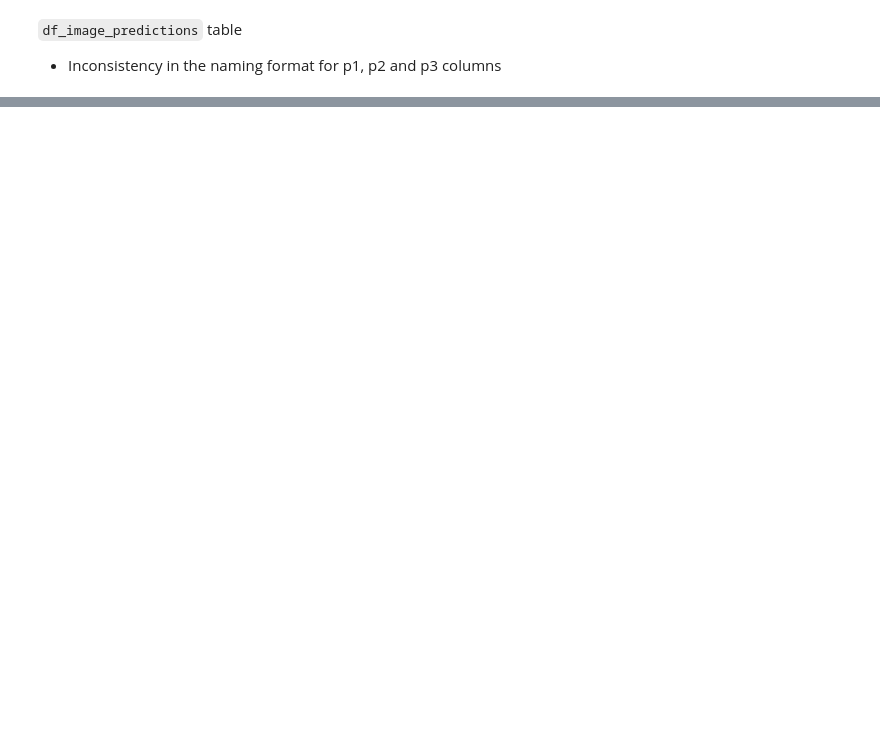
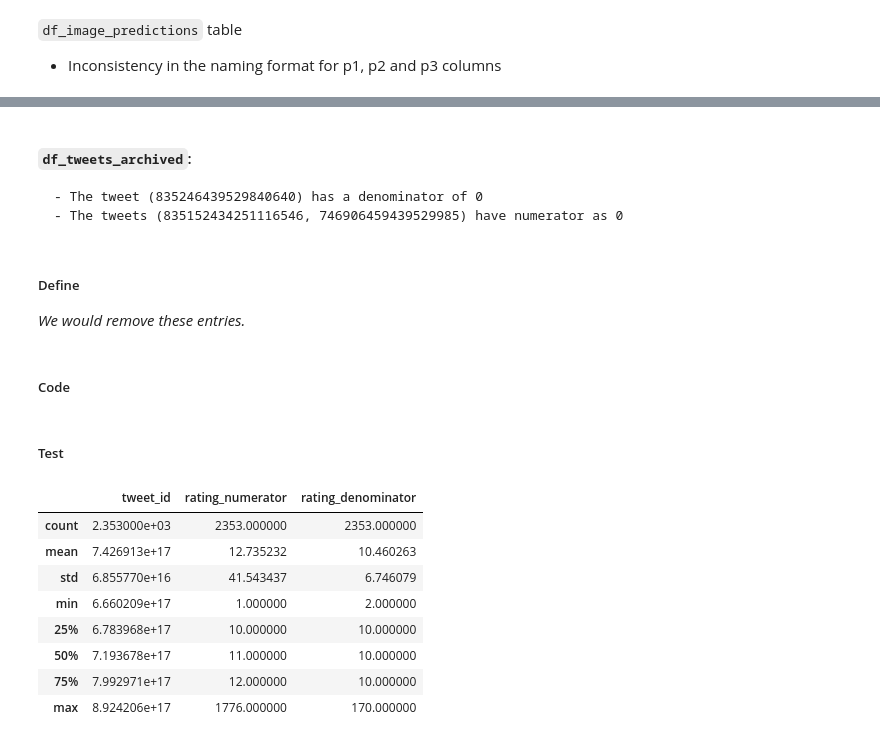
Before and after one commit to ismailomodara/we-rate-dogs, a Jupyter notebook: Wrangle_Act.ipynb, the cells around one changed output, grey strips where cells are left out. Drawn from its saved outputs; the diff is of its cells as text; code cells hidden in the pictures; blank space fills up the shorter version.

```diff
--- a/Wrangle_Act.ipynb
+++ b/Wrangle_Act.ipynb
@@ -359,0 +442,9 @@ df_tweets_fetched.describe()
+# %% [markdown]
+#### `df_tweets_archived`:
+    - The tweet (835246439529840640) has a denominator of 0
+    - The tweets (835152434251116546, 746906459439529985) have numerator as 0
+# %% [markdown]
+##### Define
+*We would remove these entries.*
+# %% [markdown]
+##### Code
@@ -360 +454,15 @@ df_tweets_fetched.describe()
+# %% [markdown]
+##### Test
+# %%
+df_tweets_archived_clean.describe()
+# %% [output]
+|  | tweet_id | rating_numerator | rating_denominator |
+| count | 2.353000e+03 | 2353.000000 | 2353.000000 |
+| mean | 7.426913e+17 | 12.735232 | 10.460263 |
+| std | 6.855770e+16 | 41.543437 | 6.746079 |
+| min | 6.660209e+17 | 1.000000 | 2.000000 |
+| 25% | 6.783968e+17 | 10.000000 | 10.000000 |
+| 50% | 7.193678e+17 | 11.000000 | 10.000000 |
+| 75% | 7.992971e+17 | 12.000000 | 10.000000 |
+| max | 8.924206e+17 | 1776.000000 | 170.000000 |
 # %% [markdown]
```
Also changed, not shown: parts of 50 cells of this notebook, 2 other files.
